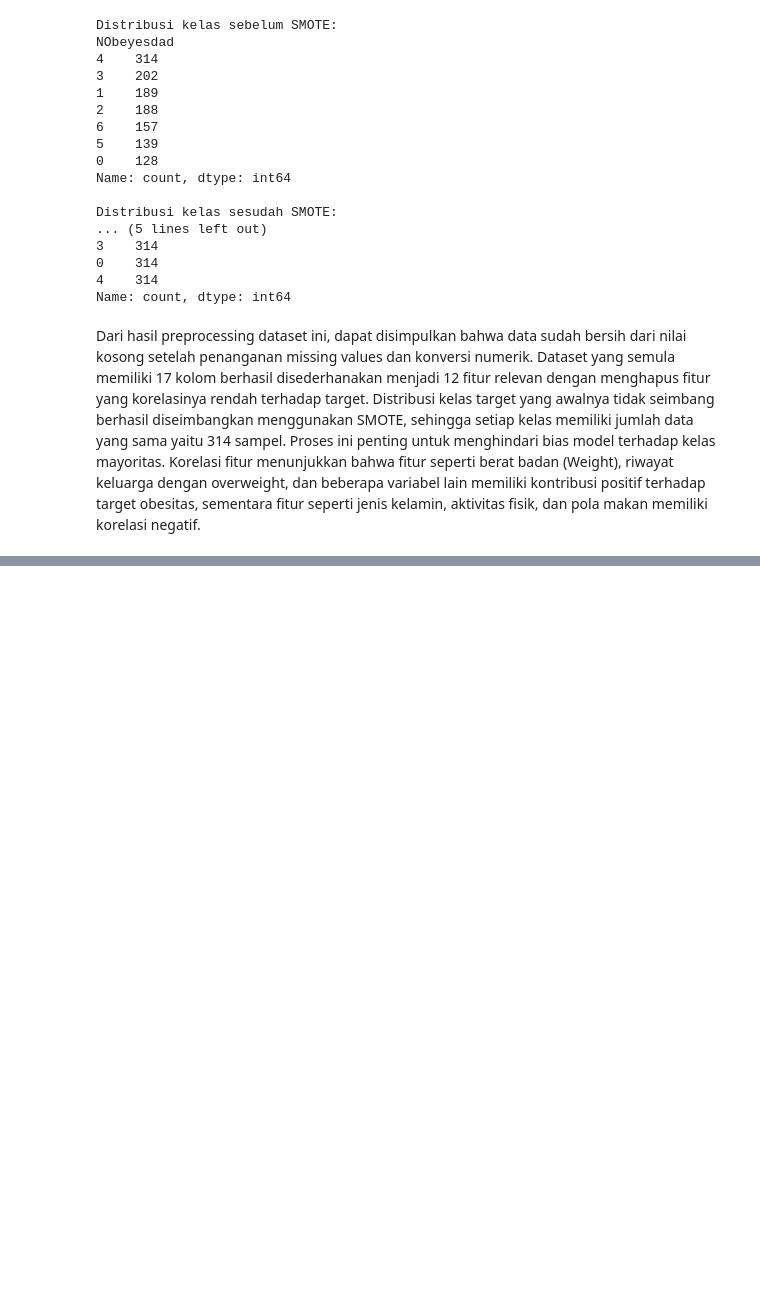
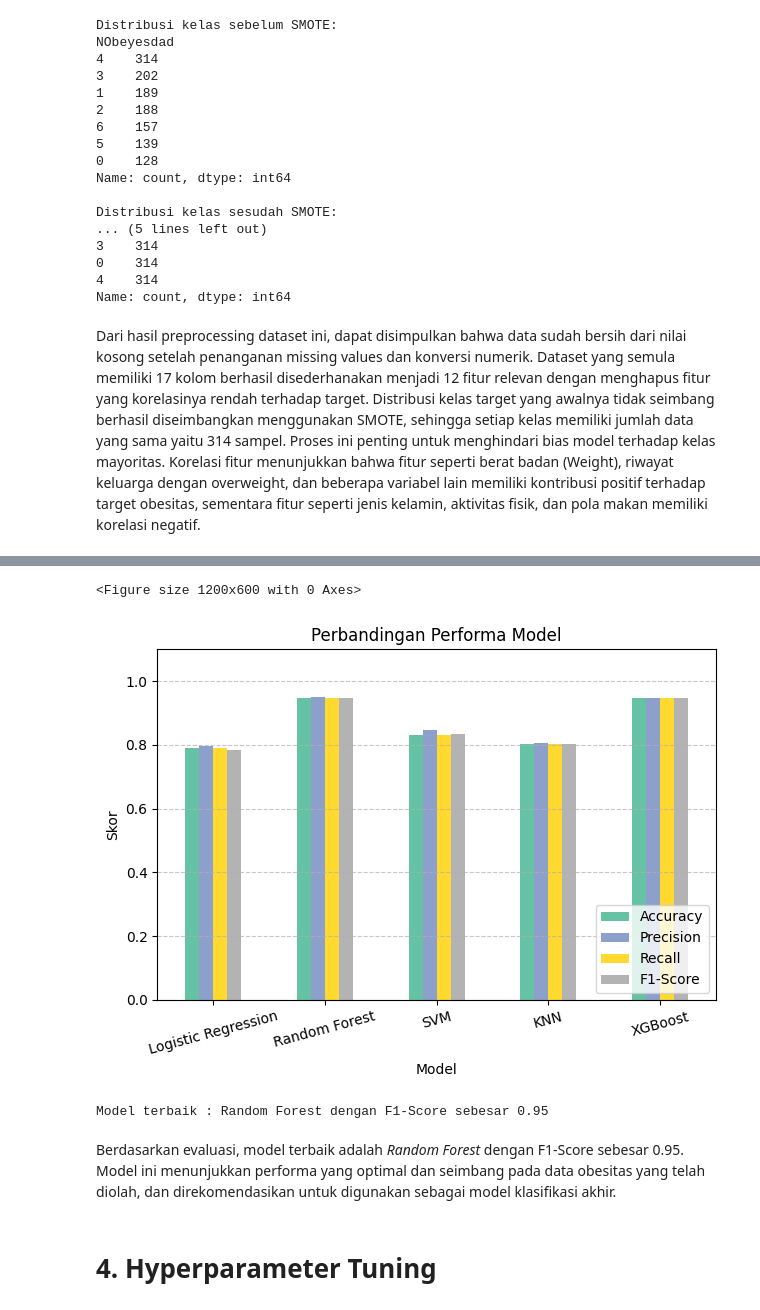
Before and after one commit to NadaTiyasa/Bengkod_NadaTiyasa_14217, a Jupyter notebook: Bengkod_Capstone.ipynb, the cells around one changed output, grey strips where cells are left out. Drawn from its saved outputs; the diff is of its cells as text; code cells hidden in the pictures; blank space fills up the shorter version.

```diff
--- a/Bengkod_Capstone.ipynb
+++ b/Bengkod_Capstone.ipynb
@@ -308,0 +320,7 @@ Dari hasil preprocessing dataset ini, dapat disimpulkan bahwa data sudah bersih
+# %%
+# =========================================================================
+#                  Split data menjadi data latih dan data uji
+# =========================================================================
+X_train, X_test, y_train, y_test = train_test_split(
+    X_scaled, y_resampled, test_size=0.2, random_state=42, stratify=y_resampled
+)
@@ -308,0 +361,7 @@ Dari hasil preprocessing dataset ini, dapat disimpulkan bahwa data sudah bersih
+# %%
+# =========================================================================
+#                Tampilkan hasil evaluasi model dalam tabel
+# =========================================================================
+results_df = pd.DataFrame(results)
+print("\nHasil Evaluasi Model:")
+print(results_df)
@@ -308,0 +398,32 @@ Dari hasil preprocessing dataset ini, dapat disimpulkan bahwa data sudah bersih
+# %%
+# =========================================================================
+#        Visualisasi perbandingan akurasi, presisi, recall, dan F1
+# =========================================================================
+plt.figure(figsize=(12, 6))
+results_df.set_index("Model")[["Accuracy", "Precision", "Recall", "F1-Score"]].plot(kind="bar", colormap="Set2")
+plt.title("Perbandingan Performa Model")
+plt.ylabel("Skor")
+plt.ylim(0, 1.1)
+plt.grid(axis="y", linestyle="--", alpha=0.7)
+plt.xticks(rotation=15)
+plt.legend(loc="lower right")
+plt.tight_layout()
+plt.show()
+# %% [output]
+<Figure size 1200x600 with 0 Axes>
+[figure, added]
+# %%
+# =========================================================================
+#                          Kesimpulan akhir
+# =========================================================================
+best_model = results_df.sort_values("F1-Score", ascending=False).iloc[0]
+print(
+    f"Model terbaik : {best_model['Model']} dengan F1-Score sebesar "
+    f"{best_model['F1-Score']:.2f}"
+)
+# %% [output]
+Model terbaik : Random Forest dengan F1-Score sebesar 0.95
+# %% [markdown]
+Berdasarkan evaluasi, model terbaik adalah *Random Forest* dengan F1-Score sebesar 0.95. Model ini menunjukkan performa yang optimal dan seimbang pada data obesitas yang telah diolah, dan direkomendasikan untuk digunakan sebagai model klasifikasi akhir.
+# %% [markdown]
+# 4. Hyperparameter Tuning
```
Also changed, not shown: parts of 10 cells of this notebook.
